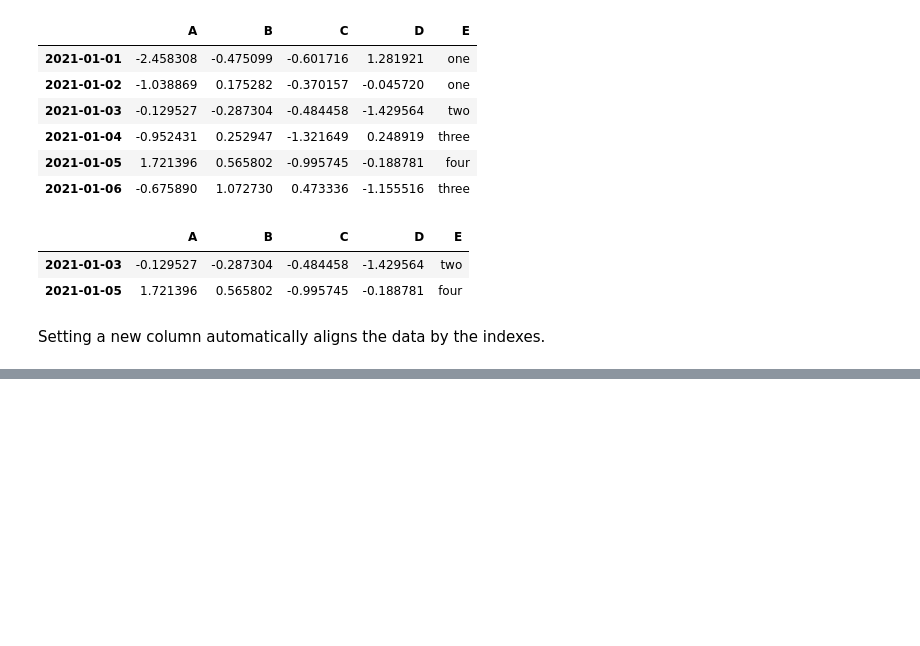
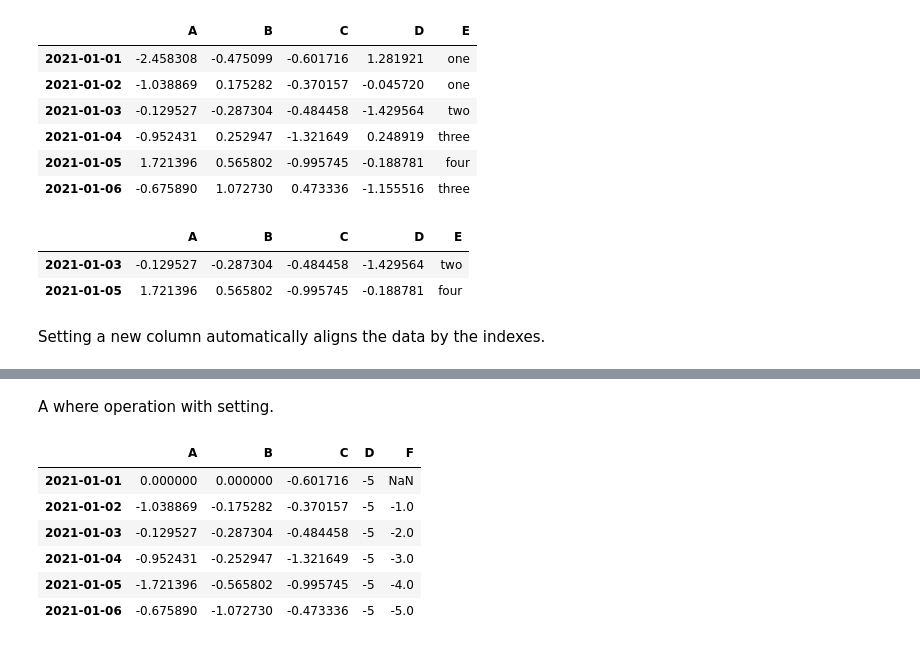
Before and after one commit to wuxbeyond/pandas-study, a Jupyter notebook: 10分钟介绍pandas.ipynb, the cells around one changed output, grey strips where cells are left out. Drawn from its saved outputs; the diff is of its cells as text; code cells hidden in the pictures; blank space fills up the shorter version.

```diff
--- a/10分钟介绍pandas.ipynb
+++ b/10分钟介绍pandas.ipynb
@@ -354,0 +407,14 @@ Setting a new column automatically aligns the data by the indexes.
+# %% [markdown]
+A where operation with setting.
+# %%
+df2=df.copy()
+df2[df2>0] = -df2
+df2
+# %% [output]
+|  | A | B | C | D | F |
+| 2021-01-01 | 0.000000 | 0.000000 | -0.601716 | -5 | NaN |
+| 2021-01-02 | -1.038869 | -0.175282 | -0.370157 | -5 | -1.0 |
+| 2021-01-03 | -0.129527 | -0.287304 | -0.484458 | -5 | -2.0 |
+| 2021-01-04 | -0.952431 | -0.252947 | -1.321649 | -5 | -3.0 |
+| 2021-01-05 | -1.721396 | -0.565802 | -0.995745 | -5 | -4.0 |
+| 2021-01-06 | -0.675890 | -1.072730 | -0.473336 | -5 | -5.0 |
```
Also changed, not shown: parts of 9 cells of this notebook.
